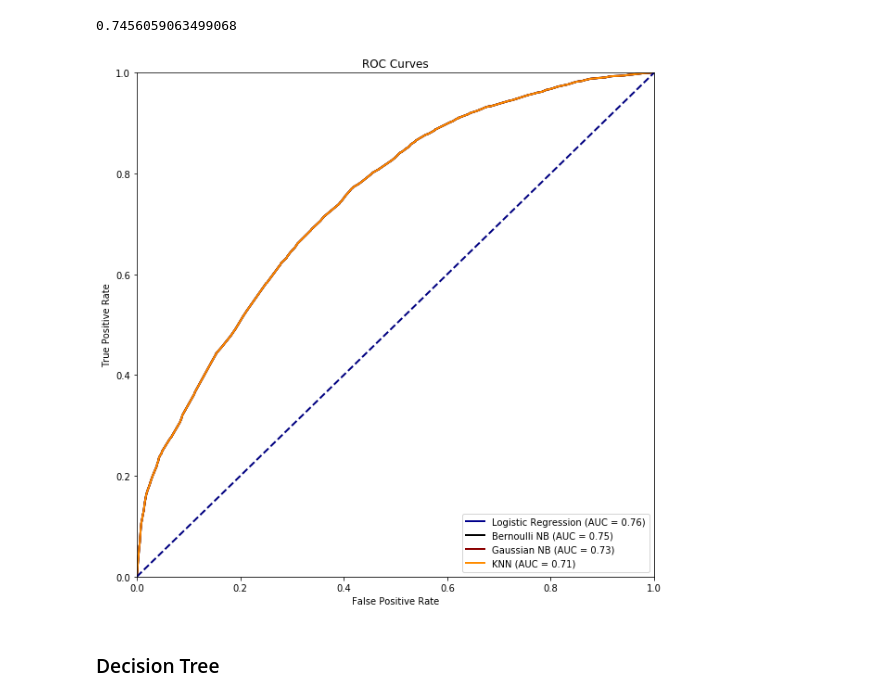
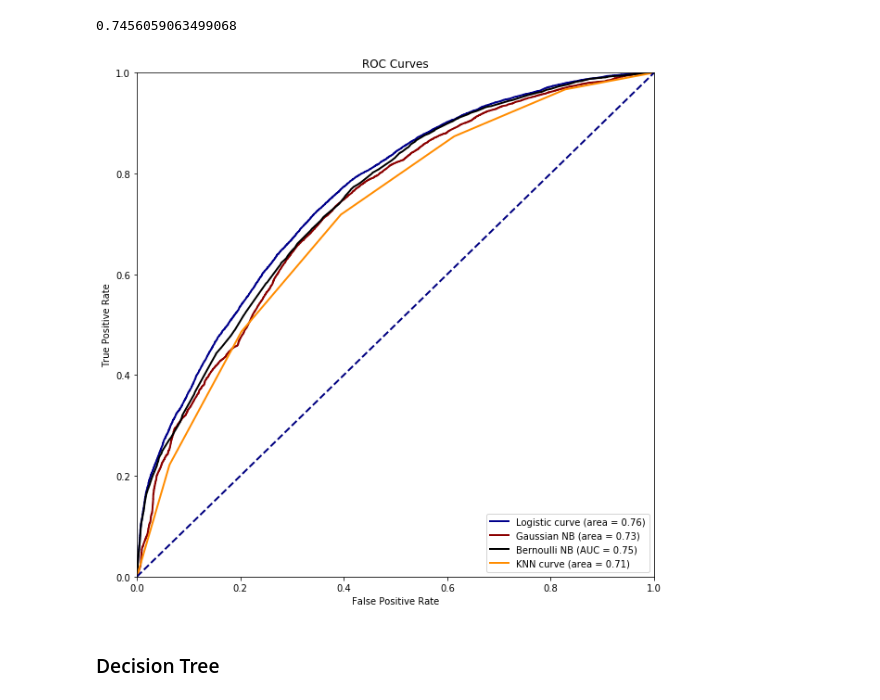
Before and after one commit to natashaborders-zz/Predicting_Kickstarter_Campaign_Success, a Jupyter notebook: Exploratory_Data_Analysis_Workbooks/Model_Comparison_Initial.ipynb, the cells around one changed output. Cells and saved outputs as stored; diff of their text form; code cells hidden in the pictures.

```diff
--- a/Exploratory_Data_Analysis_Workbooks/Model_Comparison_Initial.ipynb
+++ b/Exploratory_Data_Analysis_Workbooks/Model_Comparison_Initial.ipynb
@@ -230,9 +229,9 @@ weighted avg       0.68      0.67      0.65     41410
 Gaussian score: 0.667472
 # %%
 y_score = gaussian.predict_proba(X_val)[:, 1]
-fpr, tpr, auc_thresholds = roc_curve(y_val, y_score)
-roc_auc_gaussian = auc(fpr, tpr)
-print(auc(fpr, tpr))
+gaussian_fpr, gaussian_tpr, auc_thresholds = roc_curve(y_val, y_score)
+roc_auc_gaussian = auc(gaussian_fpr, gaussian_tpr)
+print(auc(gaussian_fpr, gaussian_tpr))
 # %% [output]
 0.7331692071187966
 # %%
@@ -281,32 +280,32 @@ weighted avg       0.69      0.68      0.68     41410
 Bernoulli score: 0.683217
 # %%
 y_score = bernoulli.predict_proba(X_val)[:, 1]
-fpr, tpr, auc_thresholds = roc_curve(y_val, y_score)
-roc_auc_bernoulli = auc(fpr, tpr)
-print(auc(fpr, tpr))
+bernoulli_fpr, bernoulli_tpr, auc_thresholds = roc_curve(y_val, y_score)
+roc_auc_bernoulli = auc(bernoulli_fpr, bernoulli_tpr)
+print(auc(bernoulli_fpr, bernoulli_tpr))
 # %% [output]
 0.7456059063499068
 # %%
 plt.figure(figsize=(10,10))
 lw = 2
-plt.plot(fpr, tpr, color='darkblue',
-         lw=lw, label='Logistic Regression (AUC = %0.2f)' % roc_auc_logistic)
-plt.plot(fpr, tpr, color='black',
+plt.plot(logistic_fpr, logistic_tpr, color='darkblue',
+         lw=lw, label='Logistic curve (area = %0.2f)' % roc_auc_logistic)
+plt.plot(gaussian_fpr, gaussian_tpr, color='darkred',
+         lw=lw, label='Gaussian NB (area = %0.2f)' % roc_auc_gaussian)
+plt.plot(bernoulli_fpr, bernoulli_tpr, color='black',
          lw=lw, label='Bernoulli NB (AUC = %0.2f)' % roc_auc_bernoulli)
-plt.plot(fpr, tpr, color='darkred',
-         lw=lw, label='Gaussian NB (AUC = %0.2f)' % roc_auc_gaussian)
-plt.plot(fpr, tpr, color='darkorange',
-         lw=lw, label='KNN (AUC = %0.2f)' % roc_auc_knn)
+plt.plot(knn_fpr, knn_tpr, color='darkorange',
+         lw=lw, label='KNN curve (area = %0.2f)' % roc_auc_knn)
 plt.plot([0, 1], [0, 1], color='navy', lw=lw, linestyle='--')
 plt.xlim([0.0, 1.0])
 plt.ylim([0.0, 1.0])
 plt.xlabel('False Positive Rate')
 plt.ylabel('True Positive Rate')
 plt.title('ROC Curves')
 plt.legend(loc="lower right")
 plt.show()
 # %% [output]
-[figure, old version]
+[figure, new version]
 # %% [markdown]
 ### Decision Tree ###
 # %%
```
Also changed, not shown: parts of 11 cells of this notebook, 3 other files.
